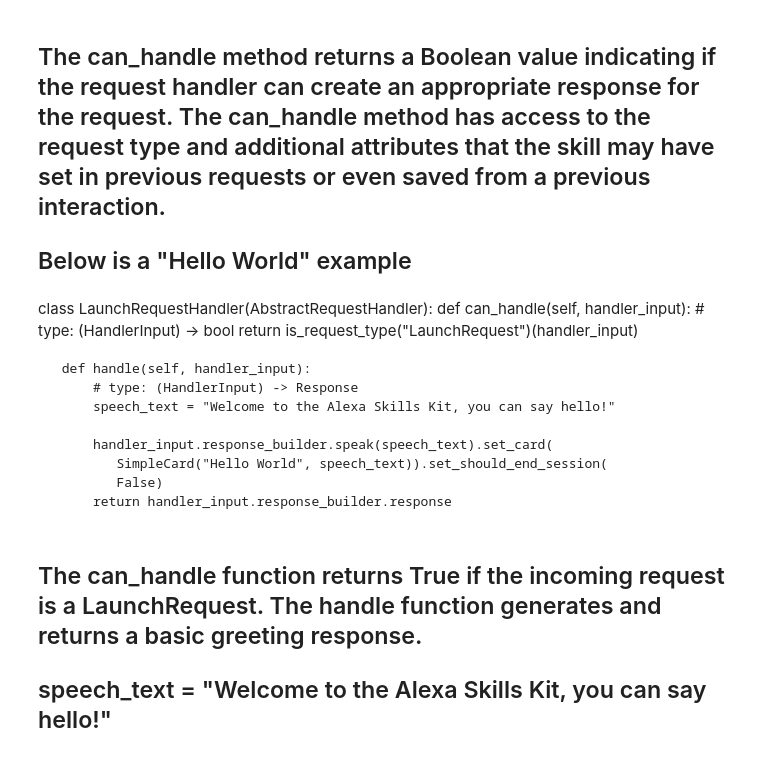
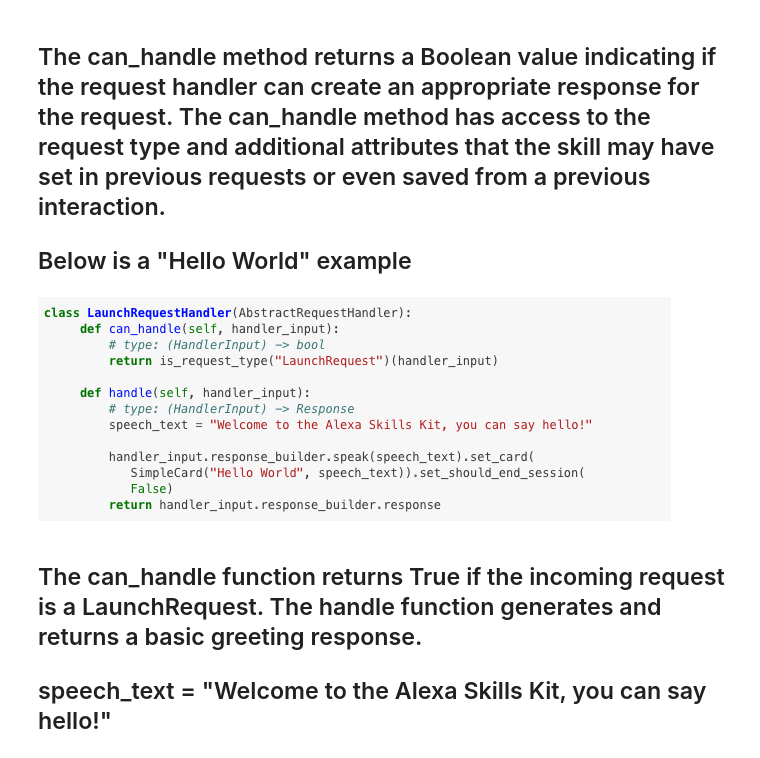
Before and after one commit to jcamier/alexa_hello_zen_python, a Jupyter notebook: alexa_python_talk.ipynb, the cells around one changed output. Cells and saved outputs as stored; diff of their text form; code cells hidden in the pictures.

Commit message:
add png files for alexa talk classes

```diff
--- a/alexa_python_talk.ipynb
+++ b/alexa_python_talk.ipynb
@@ -32,20 +32,10 @@ Image(filename='./alexa_process_flow.png')
 ## The can_handle method returns a Boolean value indicating if the request handler can create an appropriate response for the request. The can_handle method has access to the request type and additional attributes that the skill may have set in previous requests or even saved from a previous interaction.
 
 ## Below is a "Hello World" example
-# %% [markdown]
-class LaunchRequestHandler(AbstractRequestHandler):
-     def can_handle(self, handler_input):
-         # type: (HandlerInput) -> bool
-         return is_request_type("LaunchRequest")(handler_input)
-
-     def handle(self, handler_input):
-         # type: (HandlerInput) -> Response
-         speech_text = "Welcome to the Alexa Skills Kit, you can say hello!"
-
-         handler_input.response_builder.speak(speech_text).set_card(
-            SimpleCard("Hello World", speech_text)).set_should_end_session(
-            False)
-         return handler_input.response_builder.response
+# %%
+Image(filename='./launch_request.png')
+# %% [output]
+[figure, added]
 # %% [markdown]
 ## The can_handle function returns True if the incoming request is a LaunchRequest. The handle function generates and returns a basic greeting response.
 
```
Also changed, not shown: parts of 2 cells of this notebook, 3 other files.
